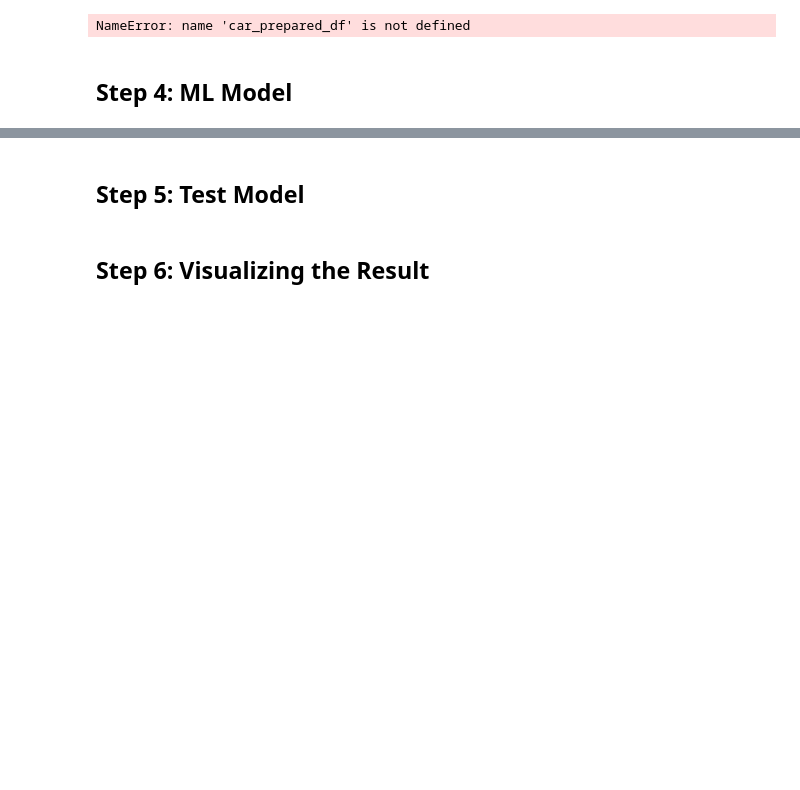
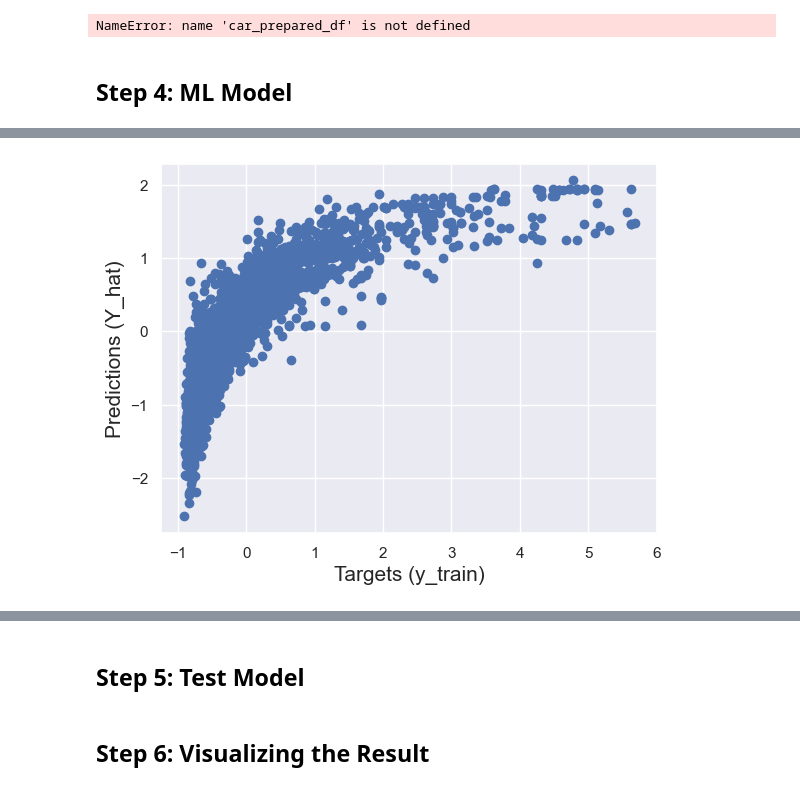
Before and after one commit to Naderiii/Predicting-the-used-car-price, a Jupyter notebook: Predicting the used car price.ipynb, the cells around one changed output, grey strips where cells are left out. Cells and saved outputs as stored; diff of their text form; code cells hidden in the pictures; blank space fills up the shorter version.

Commit message:
Ml model

```diff
--- a/Predicting the used car price.ipynb
+++ b/Predicting the used car price.ipynb
@@ -416,6 +416,5 @@ NameError: name 'car_prepared_df' is not defined
 # %% [markdown]
 ## Step 4: ML Model
 # %%
-final_label = final['Price'].copy()                 # model should predict this label
+final_label = final['Price']                        # model should predict this label
 final_noLabel = final.drop('Price', axis = 1)       # we should remove label from train data, because model should predict it.
-final_noLabel
@@ -435,0 +421,17 @@ final_noLabel
+# %%
+x_train, x_test, y_train, y_test = train_test_split(final_noLabel, final_label, test_size=0.2, random_state=42)
+# %%
+reg = LinearRegression()
+reg.fit(x_train, y_train)
+y_hat = reg.predict(x_train)
+# %%
+plt.scatter(y_train, y_hat)
+
+plt.xlabel("Targets (y_train)", size = 15)
+plt.ylabel("Predictions (Y_hat)", size = 15)
+
+plt.show()
+
+### In this fig shows that less price has a good predictions, but more price not.
+# %% [output]
+[figure, added]
```
Also changed, not shown: parts of 6 cells of this notebook.
